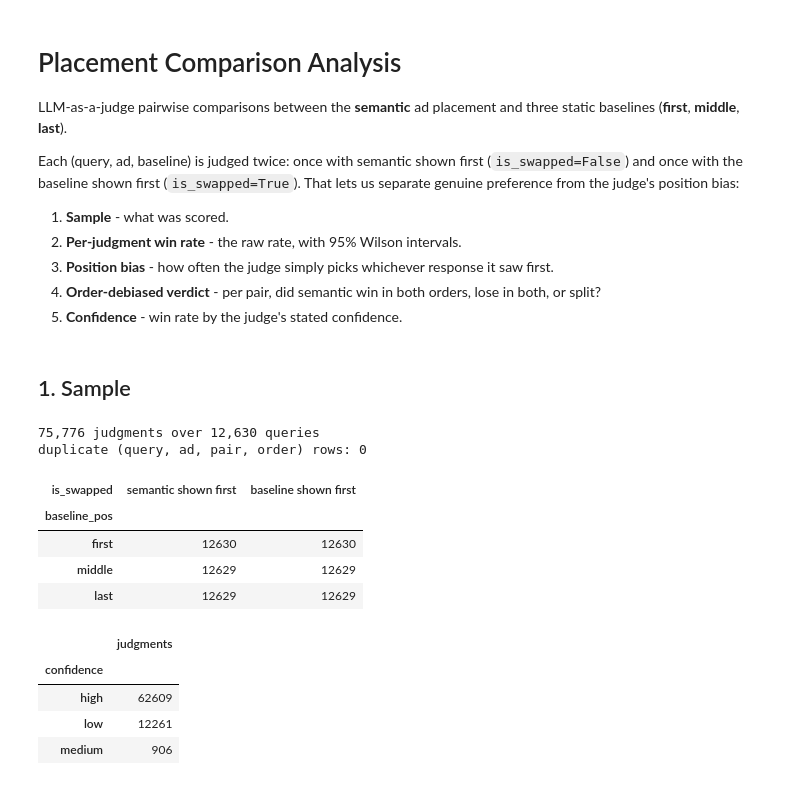
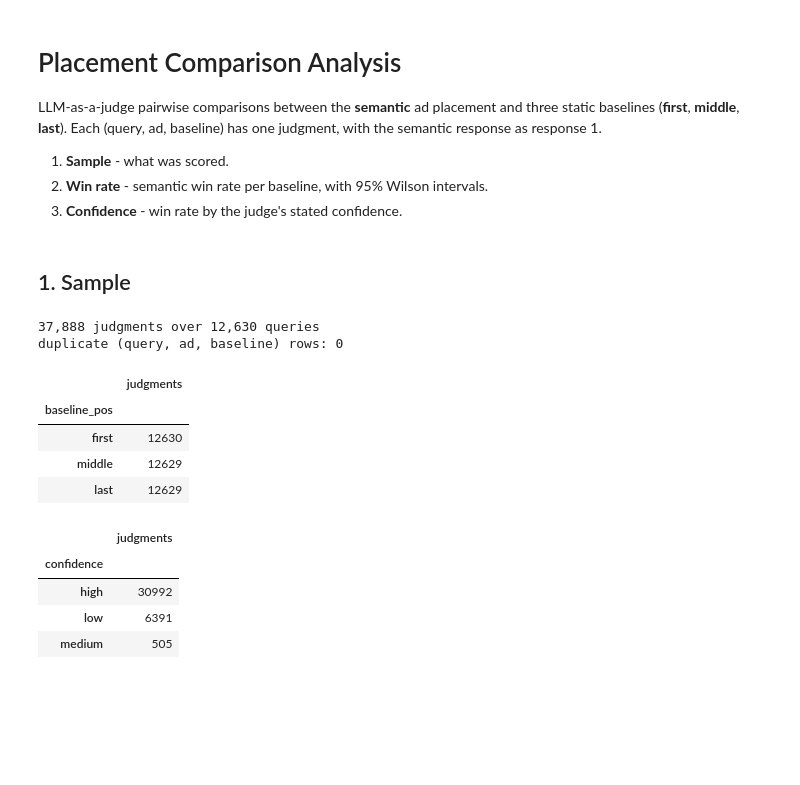
Before and after one commit to usrnamePrateek/LLM_with_ads, a Jupyter notebook: analysis/ad_placement/new/placement_comparison_analysis.ipynb, the cells around one changed output. Drawn from its saved outputs; the diff is of its cells as text; code cells hidden in the pictures; blank space fills up the shorter version.

```diff
--- a/analysis/ad_placement/new/placement_comparison_analysis.ipynb
+++ b/analysis/ad_placement/new/placement_comparison_analysis.ipynb
@@ -1,20 +1,15 @@
 # %% [markdown]
 # Placement Comparison Analysis
 LLM-as-a-judge pairwise comparisons between the **semantic** ad placement and three static baselines (**first**, **middle**, **last**).
-
-Each (query, ad, baseline) is judged twice: once with semantic shown first (`is_swapped=False`) and once with the baseline shown first (`is_swapped=True`).
-That lets us separate genuine preference from the judge's position bias:
+Each (query, ad, baseline) has one judgment, with the semantic response as response 1.
 
 1. **Sample** - what was scored.
-2. **Per-judgment win rate** - the raw rate, with 95% Wilson intervals.
-3. **Position bias** - how often the judge simply picks whichever response it saw first.
-4. **Order-debiased verdict** - per pair, did semantic win in both orders, lose in both, or split?
-5. **Confidence** - win rate by the judge's stated confidence.
+2. **Win rate** - semantic win rate per baseline, with 95% Wilson intervals.
+3. **Confidence** - win rate by the judge's stated confidence.
 # %%
 import numpy as np
 import pandas as pd
 import matplotlib.pyplot as plt
-from scipy.stats import binomtest
 
 plt.rcParams.update({
     "figure.facecolor": "#fcfcfb", "axes.facecolor": "#fcfcfb", "axes.edgecolor": "#898781",
@@ -22,7 +17,7 @@ plt.rcParams.update({
     "axes.spines.top": False, "axes.spines.right": False,
     "text.color": "#0b0b0b", "axes.labelcolor": "#52514e", "xtick.color": "#52514e", "ytick.color": "#52514e",
 })
-SEMANTIC, BASELINE, SPLIT = "#2a78d6", "#eb6834", "#898781"
+SEMANTIC = "#2a78d6"
 CONFIDENCE_COLORS = {"low": "#86b6ef", "medium": "#2a78d6", "high": "#104281"}
 BASELINES = ["first", "middle", "last"]
 
@@ -45,31 +40,26 @@ def rate_table(frame, by, outcome):
 
 
 df = pd.read_csv("../../../data/evaluation/ad_placement_eval/placement_comparison_scores.csv")
-df["baseline_pos"] = np.where(df["pos_1"] == "semantic", df["pos_2"], df["pos_1"])
+df = df[~df["is_swapped"]].reset_index(drop=True)  # one judgment per (query, ad, baseline): semantic as response 1
+df["baseline_pos"] = df["pos_2"]
 df["semantic_won"] = df["winner_pos"] == "semantic"
-df["first_shown_won"] = df["winner_pos"] == df["pos_1"]
 # %% [markdown]
 ## 1. Sample
 # %%
-sample = (
-    df.groupby(["baseline_pos", "is_swapped"]).size().unstack("is_swapped")
-    .rename(columns={False: "semantic shown first", True: "baseline shown first"})
-    .reindex(BASELINES)
-)
 print(f"{len(df):,} judgments over {df['query_id'].nunique():,} queries")
-print("duplicate (query, ad, pair, order) rows:", df.duplicated(["query_id", "ad_id", "pos_1", "pos_2", "is_swapped"]).sum())
-display(sample)
+print("duplicate (query, ad, baseline) rows:", df.duplicated(["query_id", "ad_id", "baseline_pos"]).sum())
+display(df["baseline_pos"].value_counts().reindex(BASELINES).rename("judgments").to_frame())
 display(df["confidence"].value_counts().rename("judgments").to_frame())
 # %% [output]
-75,776 judgments over 12,630 queries
-duplicate (query, ad, pair, order) rows: 0
+37,888 judgments over 12,630 queries
+duplicate (query, ad, baseline) rows: 0
-| is_swapped | semantic shown first | baseline shown first |
-| baseline_pos |  |  |
-| first | 12630 | 12630 |
-| middle | 12629 | 12629 |
-| last | 12629 | 12629 |
+|  | judgments |
+| baseline_pos |  |
+| first | 12630 |
+| middle | 12629 |
+| last | 12629 |
 |  | judgments |
 | confidence |  |
-| high | 62609 |
-| low | 12261 |
-| medium | 906 |
+| high | 30992 |
+| low | 6391 |
+| medium | 505 |
```
Also changed, not shown: parts of 11 cells of this notebook.
